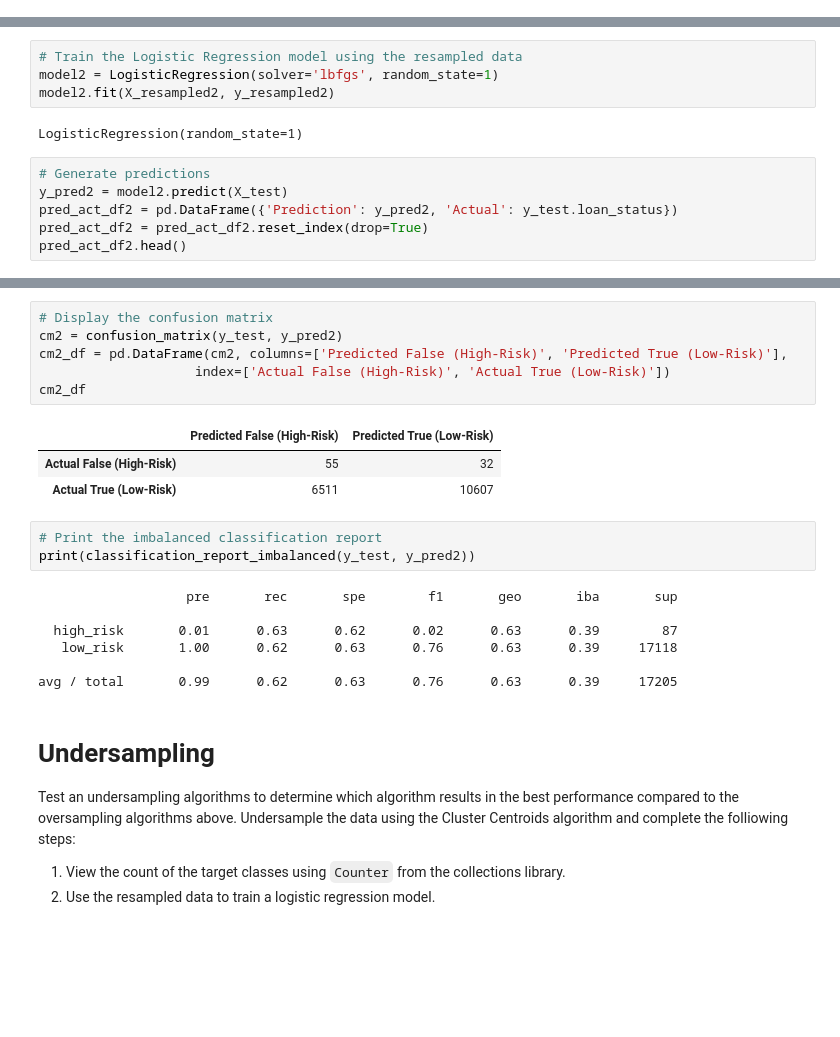
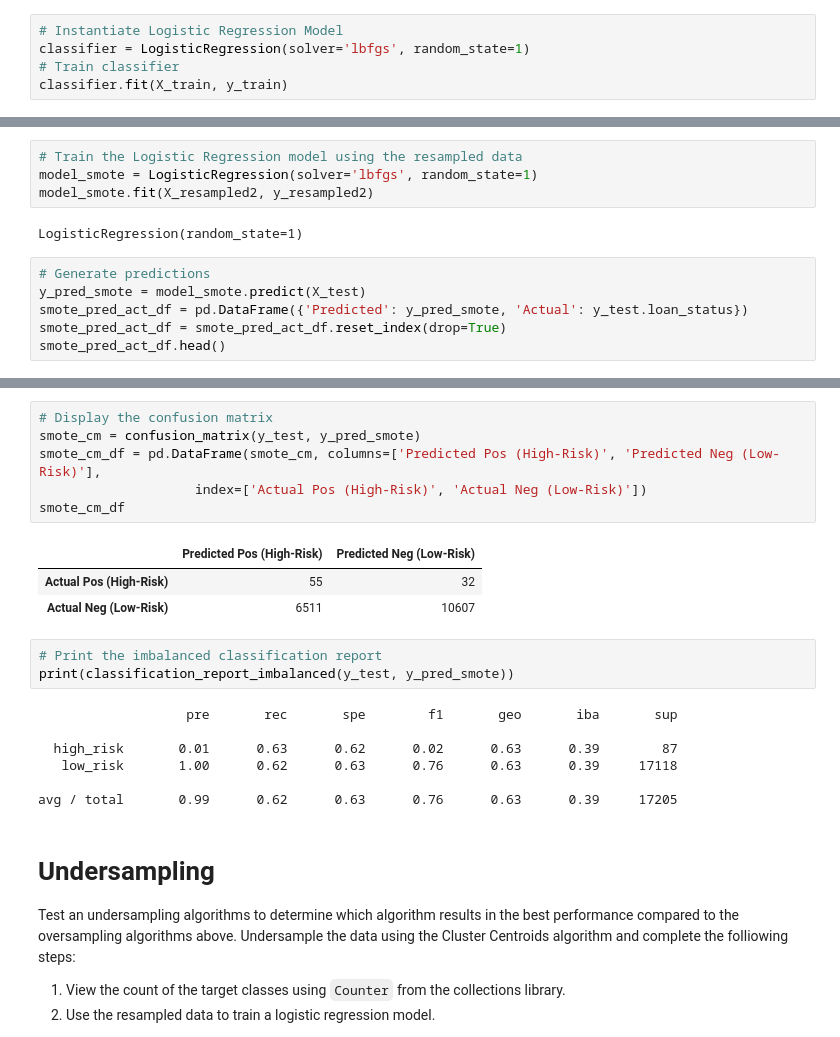
Before and after one commit to amberteets/credit-risk-analysis, a Jupyter notebook: credit_risk_resampling.ipynb, the cells around one changed output, grey strips where cells are left out. Drawn from its saved outputs; the diff is of its cells as text; blank space fills up the shorter version.

```diff
--- a/credit_risk_resampling.ipynb
+++ b/credit_risk_resampling.ipynb
@@ -73,0 +91,5 @@ print(y_test.shape)
+# %%
+# Instantiate Logistic Regression Model
+classifier = LogisticRegression(solver='lbfgs', random_state=1)
+# Train classifier
+classifier.fit(X_train, y_train)
@@ -168,14 +211,14 @@ Counter(y_resampled2)
 Counter({'loan_status': 1})
 # %%
 # Train the Logistic Regression model using the resampled data
-model2 = LogisticRegression(solver='lbfgs', random_state=1)
-model2.fit(X_resampled2, y_resampled2)
+model_smote = LogisticRegression(solver='lbfgs', random_state=1)
+model_smote.fit(X_resampled2, y_resampled2)
 # %% [output]
 LogisticRegression(random_state=1)
 # %%
 # Generate predictions
-y_pred2 = model2.predict(X_test)
-pred_act_df2 = pd.DataFrame({'Prediction': y_pred2, 'Actual': y_test.loan_status})
-pred_act_df2 = pred_act_df2.reset_index(drop=True)
-pred_act_df2.head()
+y_pred_smote = model_smote.predict(X_test)
+smote_pred_act_df = pd.DataFrame({'Predicted': y_pred_smote, 'Actual': y_test.loan_status})
+smote_pred_act_df = smote_pred_act_df.reset_index(drop=True)
+smote_pred_act_df.head()
 # %% [output]
@@ -193,17 +236,17 @@ ba_score2
 0.6259120264613575
 # %%
 # Display the confusion matrix
-cm2 = confusion_matrix(y_test, y_pred2)
-cm2_df = pd.DataFrame(cm2, columns=['Predicted False (High-Risk)', 'Predicted True (Low-Risk)'],
-                    index=['Actual False (High-Risk)', 'Actual True (Low-Risk)'])
-cm2_df
+smote_cm = confusion_matrix(y_test, y_pred_smote)
+smote_cm_df = pd.DataFrame(smote_cm, columns=['Predicted Pos (High-Risk)', 'Predicted Neg (Low-Risk)'],
+                    index=['Actual Pos (High-Risk)', 'Actual Neg (Low-Risk)'])
+smote_cm_df
 # %% [output]
-|  | Predicted False (High-Risk) | Predicted True (Low-Risk) |
-| Actual False (High-Risk) | 55 | 32 |
-| Actual True (Low-Risk) | 6511 | 10607 |
+|  | Predicted Pos (High-Risk) | Predicted Neg (Low-Risk) |
+| Actual Pos (High-Risk) | 55 | 32 |
+| Actual Neg (Low-Risk) | 6511 | 10607 |
 # %%
 # Print the imbalanced classification report
-print(classification_report_imbalanced(y_test, y_pred2))
+print(classification_report_imbalanced(y_test, y_pred_smote))
 # %% [output]
                    pre       rec       spe        f1       geo       iba       sup
 
```
Also changed, not shown: parts of 34 cells of this notebook.
